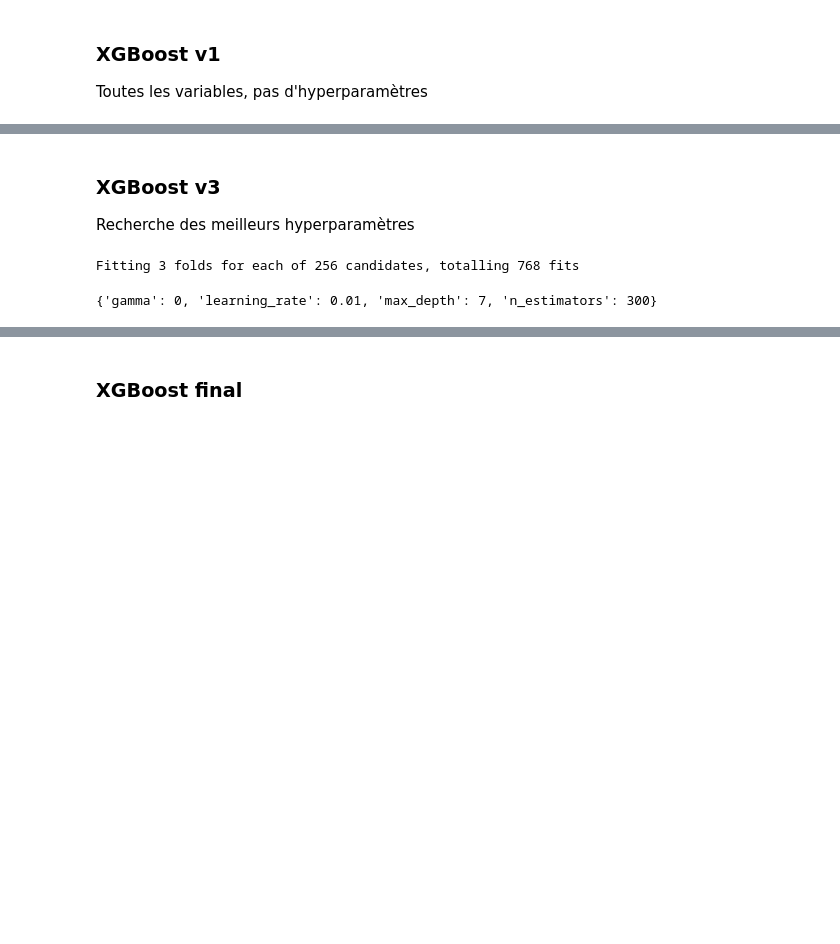
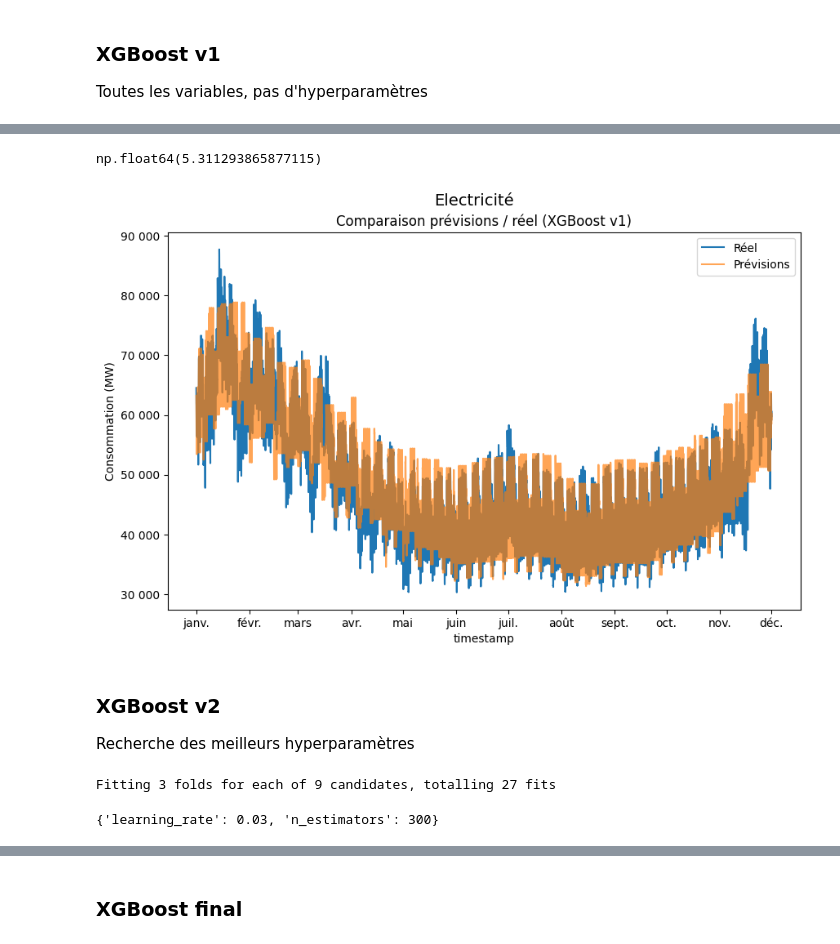
Before and after one commit to 007337-lil/MLOPS, a Jupyter notebook: projet_mlops.ipynb, the cells around one changed output, grey strips where cells are left out. Cells and saved outputs as stored; diff of their text form; code cells hidden in the pictures; blank space fills up the shorter version.

```diff
--- a/projet_mlops.ipynb
+++ b/projet_mlops.ipynb
@@ -164,0 +153,4 @@ dtype: float32
+# %%
+rmse_ele_v1, mae_ele_v1, r2_ele_v1, importances_ele_v1, df_verif_ele_v1 = test_model(
+    df_ele.loc[df_ele['year']>=2019], features, '01/01/2025', 'xgboost'
+)
@@ -165,5 +184,44 @@ dtype: float32
+# %%
+df_verif_ele_v1['ecart'] = abs((df_verif_ele_v1['y_pred']-df_verif_ele_v1['con_bru_ele_rte']) *100 / df_verif_ele_v1['con_bru_ele_rte'])
+df_verif_ele_v1['ecart'].mean()
+# %% [output]
+np.float64(5.311293865877115)
+# %%
+plt.figure(figsize=(10, 6))
+sns.lineplot(
+    data=df_verif_ele_v1,
+    x = (df_verif_ele_v1.index),
+    y = 'con_bru_ele_rte',
+    zorder = 1,
+    label = 'Réel'
+)
+sns.lineplot(
+    data=df_verif_ele_v1,
+    x = df_verif_ele_v1.index,
+    y = 'y_pred',
+    zorder = 2,
+    alpha = 0.7,
+    label = 'Prévisions'
+)
+
+ax = plt.gca()
+ax.xaxis.set_major_locator(mdates.MonthLocator())
+ax.xaxis.set_major_formatter(mdates.DateFormatter('%b'))
+
+ax.yaxis.set_major_formatter(
+    ticker.FuncFormatter(lambda x, pos: f"{int(x):,}".replace(",", " "))
+)
+
+
+plt.suptitle('Electricité', fontsize=14, y= 0.96)
+plt.title('Comparaison prévisions / réel (XGBoost v1)')
+plt.ylabel("Consommation (MW)")
+
+plt.show()
+# %% [output]
+[figure, added]
 # %% [markdown]
-### XGBoost v3
+### XGBoost v2
 Recherche des meilleurs hyperparamètres
 # %%
 param_grid = {
@@ -174,11 +230,11 @@ param_grid = {
 }
 # %%
-rmse_v3, mae_v3, r2_v3, df_verif_v3, best_params = search_params(
-    df_gaz, features_v2, '01/01/2025', 'xgboost', param_grid
+rmse_gaz_v2, mae_gaz_v2, r2_gaz_v2, df_verif_gaz_v2, best_params_gaz = search_params(
+    df_gaz.loc[df_gaz['year']>=2024], features, '01/01/2025', 'xgboost', param_grid
 )
 # %% [output]
-Fitting 3 folds for each of 256 candidates, totalling 768 fits
+Fitting 3 folds for each of 9 candidates, totalling 27 fits
 # %%
-best_params
+best_params_gaz
 # %% [output]
-{'gamma': 0, 'learning_rate': 0.01, 'max_depth': 7, 'n_estimators': 300}
+{'learning_rate': 0.03, 'n_estimators': 300}
```
Also changed, not shown: parts of 22 cells of this notebook, 3 other files.
